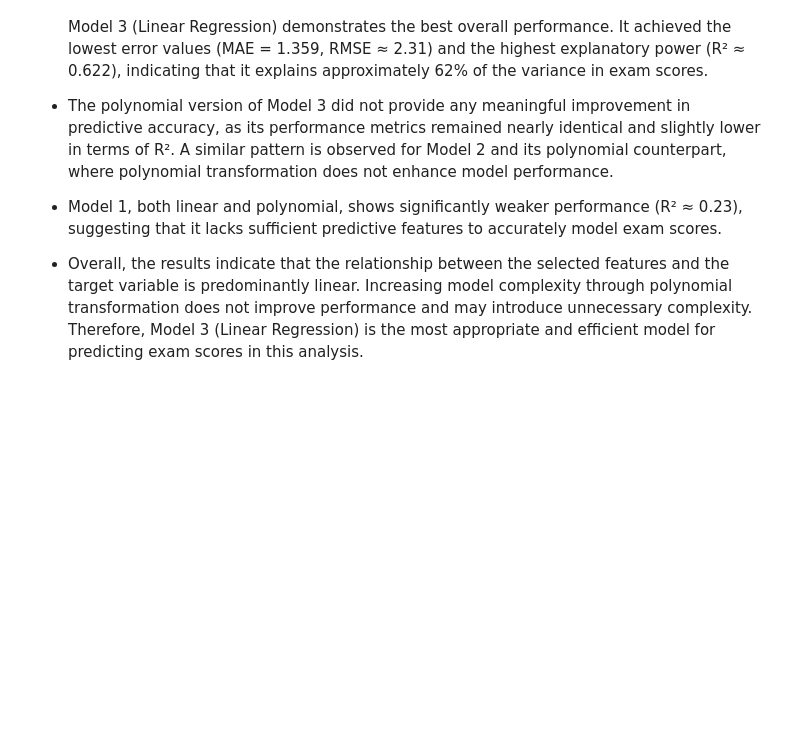
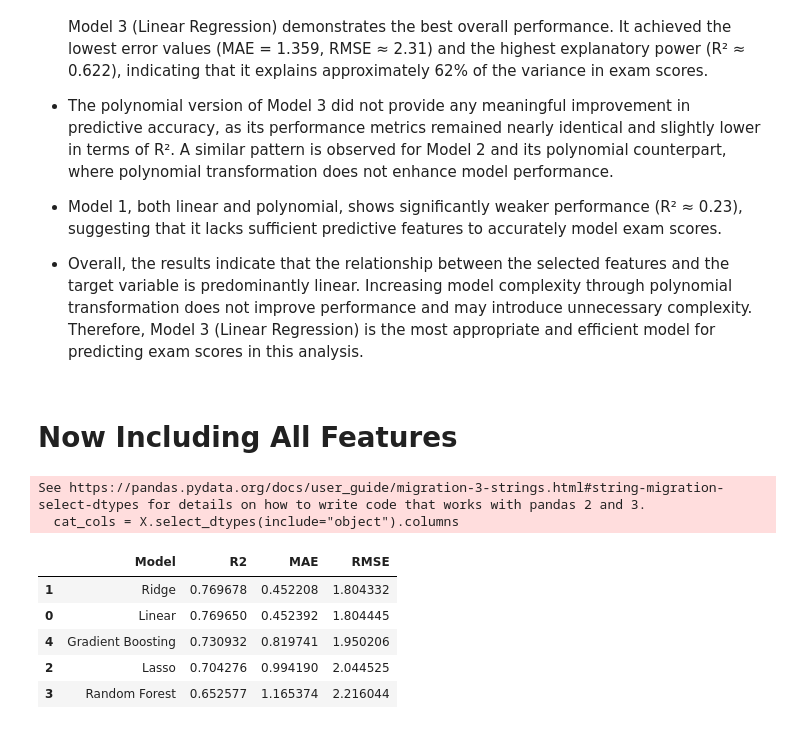
Before and after one commit to UFAQUE123/Student-Score-Prediction, a Jupyter notebook: notebook.ipynb, the cells around one changed output. Drawn from its saved outputs; the diff is of its cells as text; code cells hidden in the pictures; blank space fills up the shorter version.

```diff
--- a/notebook.ipynb
+++ b/notebook.ipynb
@@ -594,3 +598,46 @@ results.reset_index(drop=True)
 - Model 1, both linear and polynomial, shows significantly weaker performance (R² ≈ 0.23), suggesting that it lacks sufficient predictive features to accurately model exam scores.
 
 - Overall, the results indicate that the relationship between the selected features and the target variable is predominantly linear. Increasing model complexity through polynomial transformation does not improve performance and may introduce unnecessary complexity. Therefore, Model 3 (Linear Regression) is the most appropriate and efficient model for predicting exam scores in this analysis.
+# %% [markdown]
+# Now Including All Features
+# %%
+# Separate features and target
+X = df.drop("Exam_Score", axis=1)
+y = df["Exam_Score"]
+# Identify categorical & numerical columns
+cat_cols = X.select_dtypes(include="object").columns
+num_cols = X.select_dtypes(exclude="object").columns
+# Preprocessing pipeline
+preprocessor = ColumnTransformer(transformers=[("num", StandardScaler(), num_cols),
+        ("cat", OneHotEncoder(drop="first"), cat_cols)])
+# Train test split
+X_train, X_test, y_train, y_test = train_test_split(
+    X, y, test_size=0.2, random_state=42
+)
+# %% [output]
+See https://pandas.pydata.org/docs/user_guide/migration-3-strings.html#string-migration-select-dtypes for details on how to write code that works with pandas 2 and 3.
+  cat_cols = X.select_dtypes(include="object").columns
+# %%
+models = {"Linear": LinearRegression(),
+    "Ridge": Ridge(alpha=1.0),
+    "Lasso": Lasso(alpha=0.1),
+    "Random Forest": RandomForestRegressor(n_estimators=200, random_state=42),
+    "Gradient Boosting": GradientBoostingRegressor(random_state=42)}
+results = []
+for name, model in models.items():
+    pipe = Pipeline([("preprocessor", preprocessor),("model", model)])
+    pipe.fit(X_train, y_train)
+    preds = pipe.predict(X_test)
+    results.append({"Model": name,
+        "R2": r2_score(y_test, preds),
+        "MAE": mean_absolute_error(y_test, preds),
+        "RMSE": np.sqrt(mean_squared_error(y_test, preds))})
+results_df = pd.DataFrame(results).sort_values(by="R2", ascending=False)
+results_df
+# %% [output]
+|  | Model | R2 | MAE | RMSE |
+| 1 | Ridge | 0.769678 | 0.452208 | 1.804332 |
+| 0 | Linear | 0.769650 | 0.452392 | 1.804445 |
+| 4 | Gradient Boosting | 0.730932 | 0.819741 | 1.950206 |
+| 2 | Lasso | 0.704276 | 0.994190 | 2.044525 |
+| 3 | Random Forest | 0.652577 | 1.165374 | 2.216044 |
```
Also changed, not shown: parts of 4 cells of this notebook.
